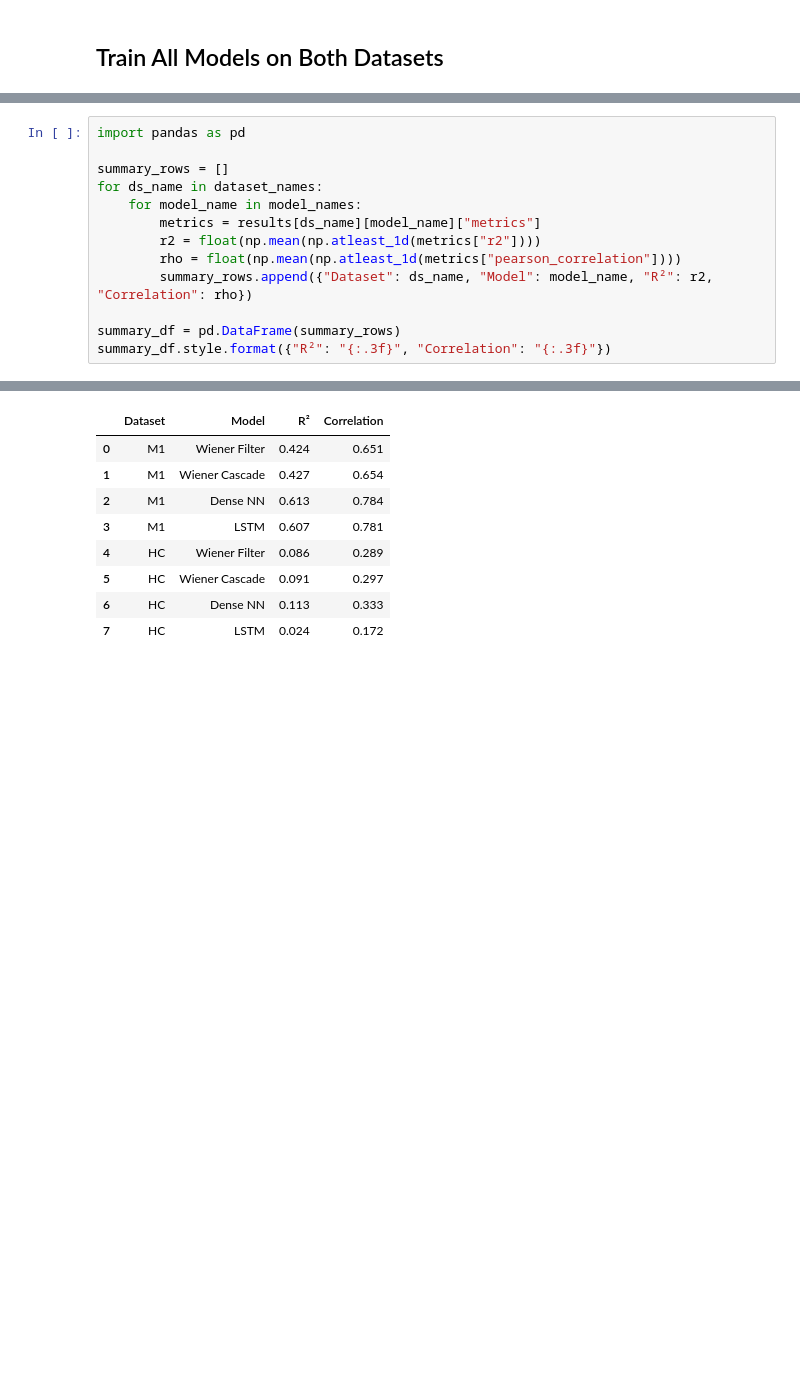
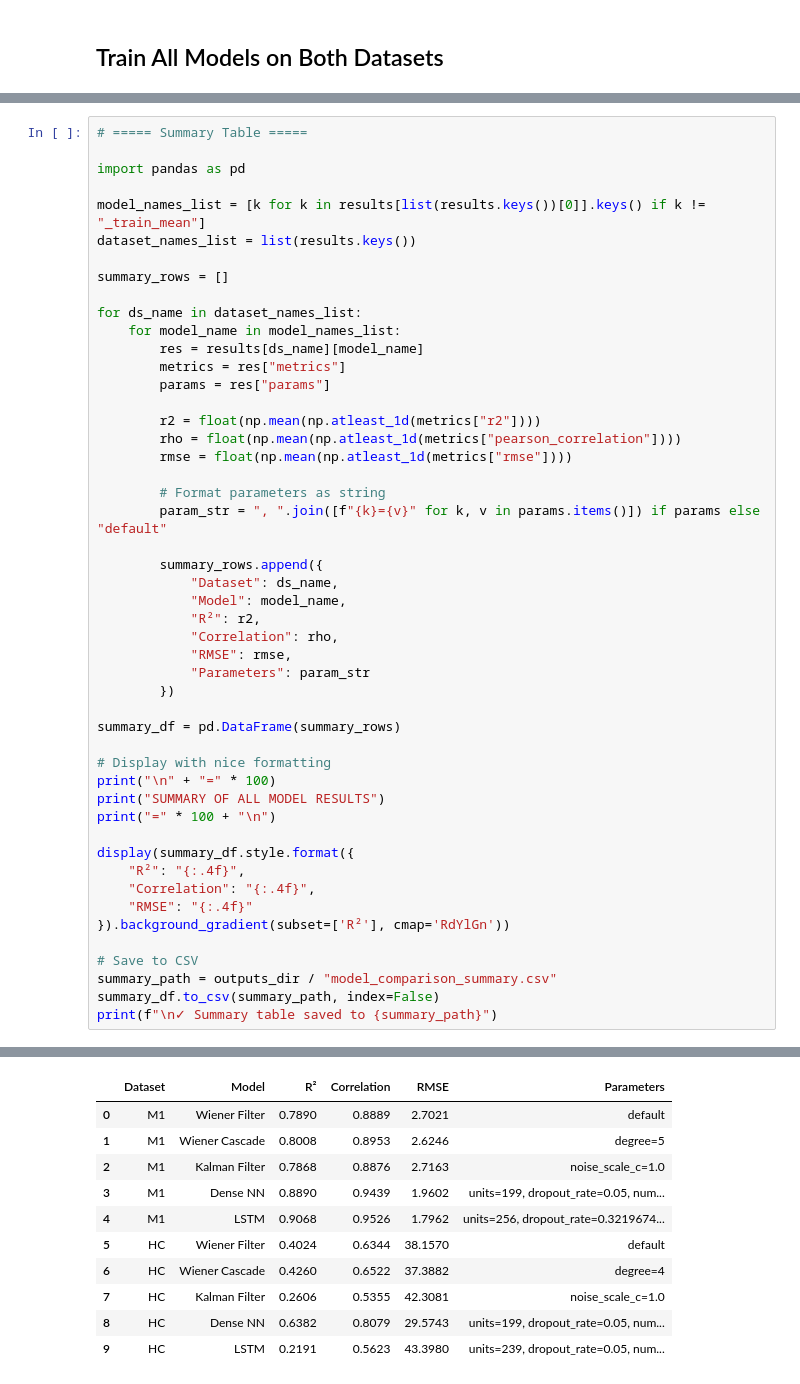
Before and after one commit to kidusabe1/Neural_Decoding_DS_Final, a Jupyter notebook: notebooks/model_comparison.ipynb, the cells around one changed output, grey strips where cells are left out. Saved outputs shown, nothing was run; the diff lists cells and outputs as text; blank space fills up the shorter version.

Commit message:
Final successful training

```diff
--- a/notebooks/model_comparison.ipynb
+++ b/notebooks/model_comparison.ipynb
@@ -428,14 +794,50 @@ Figure saved to /Users/kidus/Desktop/Neural_Decoding/Neural_Decoding_DS_Final/re
 # %%
+# ===== Summary Table =====
+
 import pandas as pd
 
+model_names_list = [k for k in results[list(results.keys())[0]].keys() if k != "_train_mean"]
+dataset_names_list = list(results.keys())
+
 summary_rows = []
-for ds_name in dataset_names:
-    for model_name in model_names:
-        metrics = results[ds_name][model_name]["metrics"]
+
+for ds_name in dataset_names_list:
+    for model_name in model_names_list:
+        res = results[ds_name][model_name]
+        metrics = res["metrics"]
+        params = res["params"]
+
         r2 = float(np.mean(np.atleast_1d(metrics["r2"])))
         rho = float(np.mean(np.atleast_1d(metrics["pearson_correlation"])))
-        summary_rows.append({"Dataset": ds_name, "Model": model_name, "R²": r2, "Correlation": rho})
+        rmse = float(np.mean(np.atleast_1d(metrics["rmse"])))
+
+        # Format parameters as string
+        param_str = ", ".join([f"{k}={v}" for k, v in params.items()]) if params else "default"
+
+        summary_rows.append({
+            "Dataset": ds_name,
+            "Model": model_name,
+            "R²": r2,
+            "Correlation": rho,
+            "RMSE": rmse,
+            "Parameters": param_str
+        })
 
 summary_df = pd.DataFrame(summary_rows)
-summary_df.style.format({"R²": "{:.3f}", "Correlation": "{:.3f}"})
+
+# Display with nice formatting
+print("\n" + "=" * 100)
+print("SUMMARY OF ALL MODEL RESULTS")
+print("=" * 100 + "\n")
+
+display(summary_df.style.format({
+    "R²": "{:.4f}",
+    "Correlation": "{:.4f}",
+    "RMSE": "{:.4f}"
+}).background_gradient(subset=['R²'], cmap='RdYlGn'))
+
+# Save to CSV
+summary_path = outputs_dir / "model_comparison_summary.csv"
+summary_df.to_csv(summary_path, index=False)
+print(f"\n✓ Summary table saved to {summary_path}")
 # %% [output]
@@ -442,9 +847,11 @@ summary_df.style.format({"R²": "{:.3f}", "Correlation": "{:.3f}"})
-|  | Dataset | Model | R² | Correlation |
-| 0 | M1 | Wiener Filter | 0.424 | 0.651 |
-| 1 | M1 | Wiener Cascade | 0.427 | 0.654 |
-| 2 | M1 | Dense NN | 0.613 | 0.784 |
-| 3 | M1 | LSTM | 0.607 | 0.781 |
-| 4 | HC | Wiener Filter | 0.086 | 0.289 |
-| 5 | HC | Wiener Cascade | 0.091 | 0.297 |
-| 6 | HC | Dense NN | 0.113 | 0.333 |
-| 7 | HC | LSTM | 0.024 | 0.172 |
+|  | Dataset | Model | R² | Correlation | RMSE | Parameters |
+| 0 | M1 | Wiener Filter | 0.7890 | 0.8889 | 2.7021 | default |
+| 1 | M1 | Wiener Cascade | 0.8008 | 0.8953 | 2.6246 | degree=5 |
+| 2 | M1 | Kalman Filter | 0.7868 | 0.8876 | 2.7163 | noise_scale_c=1.0 |
+| 3 | M1 | Dense NN | 0.8890 | 0.9439 | 1.9602 | units=199, dropout_rate=0.05, num... |
+| 4 | M1 | LSTM | 0.9068 | 0.9526 | 1.7962 | units=256, dropout_rate=0.3219674... |
+| 5 | HC | Wiener Filter | 0.4024 | 0.6344 | 38.1570 | default |
+| 6 | HC | Wiener Cascade | 0.4260 | 0.6522 | 37.3882 | degree=4 |
+| 7 | HC | Kalman Filter | 0.2606 | 0.5355 | 42.3081 | noise_scale_c=1.0 |
+| 8 | HC | Dense NN | 0.6382 | 0.8079 | 29.5743 | units=199, dropout_rate=0.05, num... |
+| 9 | HC | LSTM | 0.2191 | 0.5623 | 43.3980 | units=239, dropout_rate=0.05, num... |
```
Also changed, not shown: parts of 21 cells of this notebook, 29 other files.
